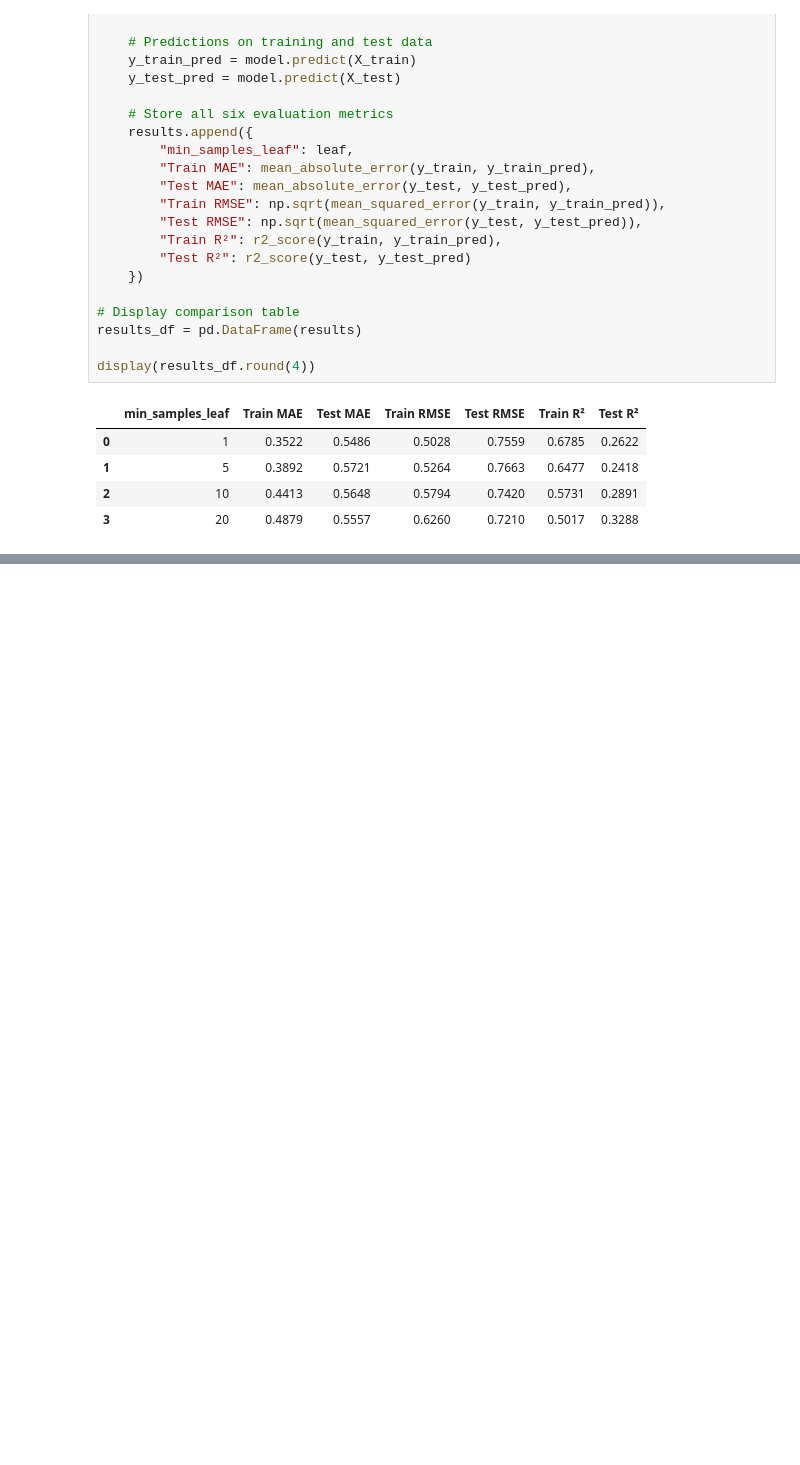
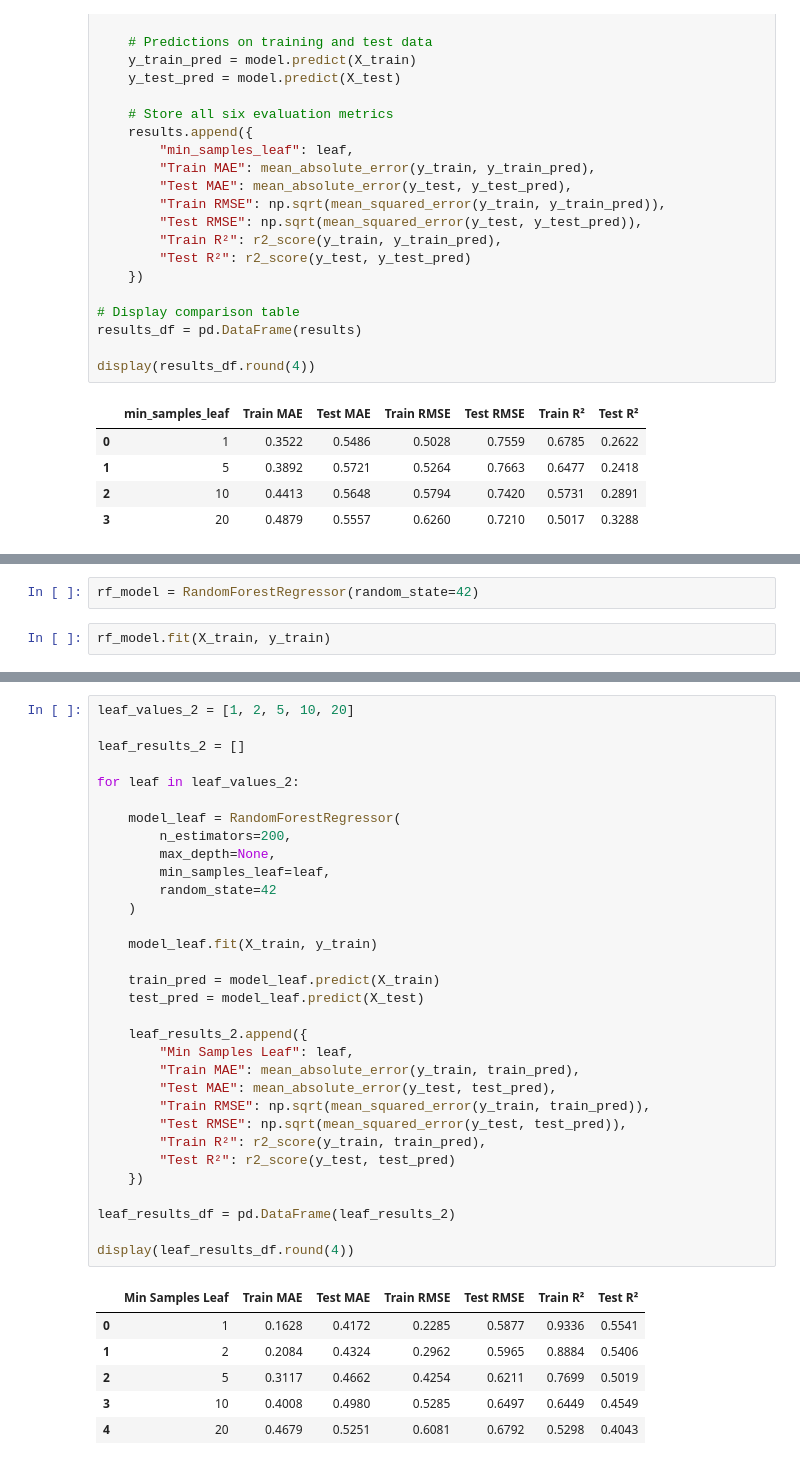
Before and after one commit to amanullah-ops/wine-quality-prediction, a Jupyter notebook: notebooks/01_data_inspection.ipynb, the cells around one changed output, grey strips where cells are left out. Saved outputs shown, nothing was run; the diff lists cells and outputs as text; blank space fills up the shorter version.

Commit message:
Trained Linear Regression, Decision Tree Regressor and Random Forest Regressor and tested performance using various different hyperparameters and compared their performances

```diff
--- a/notebooks/01_data_inspection.ipynb
+++ b/notebooks/01_data_inspection.ipynb
@@ -414,0 +417,4 @@ display(results_df.round(4))
+# %%
+rf_model = RandomForestRegressor(random_state=42)
+# %%
+rf_model.fit(X_train, y_train)
@@ -414,0 +525,39 @@ display(results_df.round(4))
+# %%
+leaf_values_2 = [1, 2, 5, 10, 20]
+
+leaf_results_2 = []
+
+for leaf in leaf_values_2:
+
+    model_leaf = RandomForestRegressor(
+        n_estimators=200,
+        max_depth=None,
+        min_samples_leaf=leaf,
+        random_state=42
+    )
+
+    model_leaf.fit(X_train, y_train)
+
+    train_pred = model_leaf.predict(X_train)
+    test_pred = model_leaf.predict(X_test)
+
+    leaf_results_2.append({
+        "Min Samples Leaf": leaf,
+        "Train MAE": mean_absolute_error(y_train, train_pred),
+        "Test MAE": mean_absolute_error(y_test, test_pred),
+        "Train RMSE": np.sqrt(mean_squared_error(y_train, train_pred)),
+        "Test RMSE": np.sqrt(mean_squared_error(y_test, test_pred)),
+        "Train R²": r2_score(y_train, train_pred),
+        "Test R²": r2_score(y_test, test_pred)
+    })
+
+leaf_results_df = pd.DataFrame(leaf_results_2)
+
+display(leaf_results_df.round(4))
+# %% [output]
+|  | Min Samples Leaf | Train MAE | Test MAE | Train RMSE | Test RMSE | Train R² | Test R² |
+| 0 | 1 | 0.1628 | 0.4172 | 0.2285 | 0.5877 | 0.9336 | 0.5541 |
+| 1 | 2 | 0.2084 | 0.4324 | 0.2962 | 0.5965 | 0.8884 | 0.5406 |
+| 2 | 5 | 0.3117 | 0.4662 | 0.4254 | 0.6211 | 0.7699 | 0.5019 |
+| 3 | 10 | 0.4008 | 0.4980 | 0.5285 | 0.6497 | 0.6449 | 0.4549 |
+| 4 | 20 | 0.4679 | 0.5251 | 0.6081 | 0.6792 | 0.5298 | 0.4043 |
```
Also changed, not shown: parts of 15 cells of this notebook.
